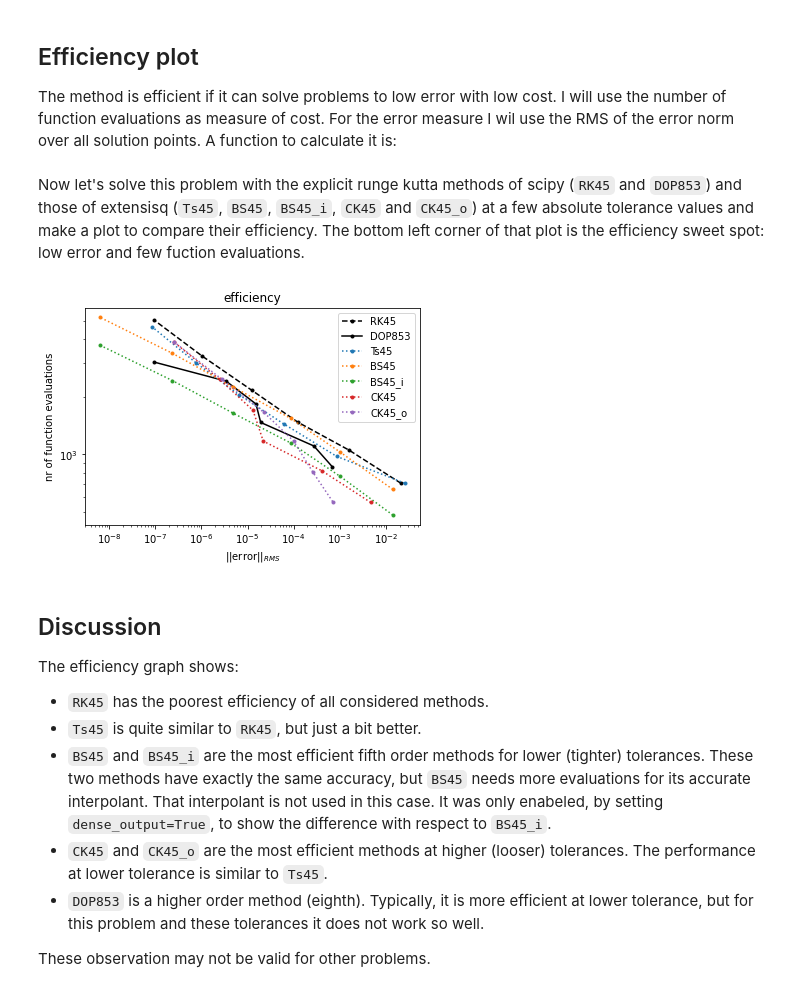
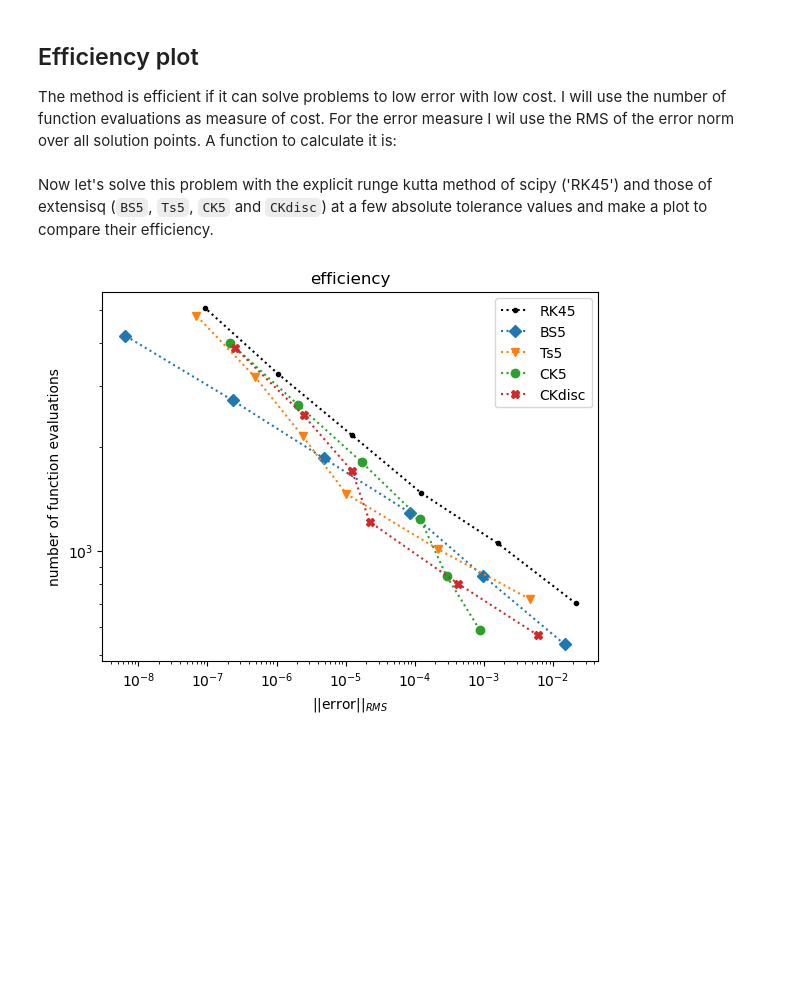
Before and after one commit to WRKampi/extensisq, a Jupyter notebook: docs/all_methods.ipynb, the cells around one changed output. Saved outputs shown, nothing was run; the diff lists cells and outputs as text; code cells hidden in the pictures; blank space fills up the shorter version.

Commit message:
docs
update 5th order methods

```diff
--- a/docs/all_methods.ipynb
+++ b/docs/all_methods.ipynb
@@ -20,5 +22,6 @@ problem = {'fun' : lotkavolterra,
 First a reference solution is created by solving this problem with low tolerance.
 # %%
 from scipy.integrate import solve_ivp
+from extensisq import *
 
-reference = solve_ivp(**problem, atol=1e-12, rtol=1e-12, method='DOP853', dense_output=True)
+reference = solve_ivp(**problem, atol=1e-12, rtol=1e-12, method=Pr8, dense_output=True)
@@ -42,52 +45,36 @@ plt.show()
 
 The method is efficient if it can solve problems to low error with low cost. I will use the number of function evaluations as measure of cost. For the error measure I wil use the RMS of the error norm over all solution points. A function to calculate it is:
 # %%
-def rms_err_norm(solution, reference):
+def rms_err_norm(solution, reference=reference):
     error = solution.y - reference.sol(solution.t)
     err_norm = (error**2).mean()**0.5
     return err_norm
 # %% [markdown]
-Now let's solve this problem with the explicit runge kutta methods of scipy (`RK45` and `DOP853`) and those of extensisq (`Ts45`, `BS45`, `BS45_i`, `CK45` and `CK45_o`) at a few absolute tolerance values and make a plot to compare their efficiency. The bottom left corner of that plot is the efficiency sweet spot: low error and few fuction evaluations.
+Now let's solve this problem with the explicit runge kutta method of scipy ('RK45') and those of extensisq (`BS5`, `Ts5`, `CK5` and `CKdisc`) at a few absolute tolerance values and make a plot to compare their efficiency.
 # %%
 import numpy as np
-from extensisq import *
 
-methods = ['RK45', 'DOP853', Ts45, BS45, BS45_i, CK45, CK45_o]
+methods = ['RK45', BS5, Ts5, CK5, CKdisc]
 tolerances = np.logspace(-4, -9, 6)
 
 plt.figure()
-for method in methods:
+styles = ['.k:', 'D:', 'v:', 'o:', 'X:']
+for method, style in zip(methods, styles):
     name = method if isinstance(method, str) else method.__name__
     e = []
     n = []
     for tol in tolerances:
         sol = solve_ivp(**problem, rtol=1e-13, atol=tol, method=method,
-                       dense_output=True) # only to separate BS45 and BS45_i
-        err = rms_err_norm(sol, reference)
+                    dense_output=True)  # To trigger extra evalation in BS5
+        assert sol.success, 'solver error'
+        err = rms_err_norm(sol)
         e.append(err)
         n.append(sol.nfev)
-    if name == 'RK45':
-        style = '--k.'
-    elif name == 'DOP853':
-        style = '-k.'
-    else:
-        style = '.:'
     plt.loglog(e, n, style, label=name)
 plt.legend()
 plt.xlabel(r'||error||$_{RMS}$')
-plt.ylabel('nr of function evaluations')
+plt.ylabel('number of function evaluations')
 plt.title('efficiency')
 plt.show()
 # %% [output]
-[figure, old version]
+[figure, new version]
-# %% [markdown]
-## Discussion
-
-The efficiency graph shows:
-* `RK45` has the poorest efficiency of all considered methods.
-* `Ts45` is quite similar to `RK45`, but just a bit better.
-* `BS45` and `BS45_i` are the most efficient fifth order methods for lower (tighter) tolerances. These two methods have exactly the same accuracy, but `BS45` needs more evaluations for its accurate interpolant. That interpolant is not used in this case. It was only enabeled, by setting `dense_output=True`, to show the difference with respect to `BS45_i`.
-* `CK45` and `CK45_o` are the most efficient methods at higher (looser) tolerances. The performance at lower tolerance is similar to `Ts45`.
-* `DOP853` is a higher order method (eighth). Typically, it is more efficient at lower tolerance, but for this problem and these tolerances it does not work so well.
-
-These observation may not be valid for other problems.
```
Also changed, not shown: parts of 6 cells of this notebook, 2 other files.
